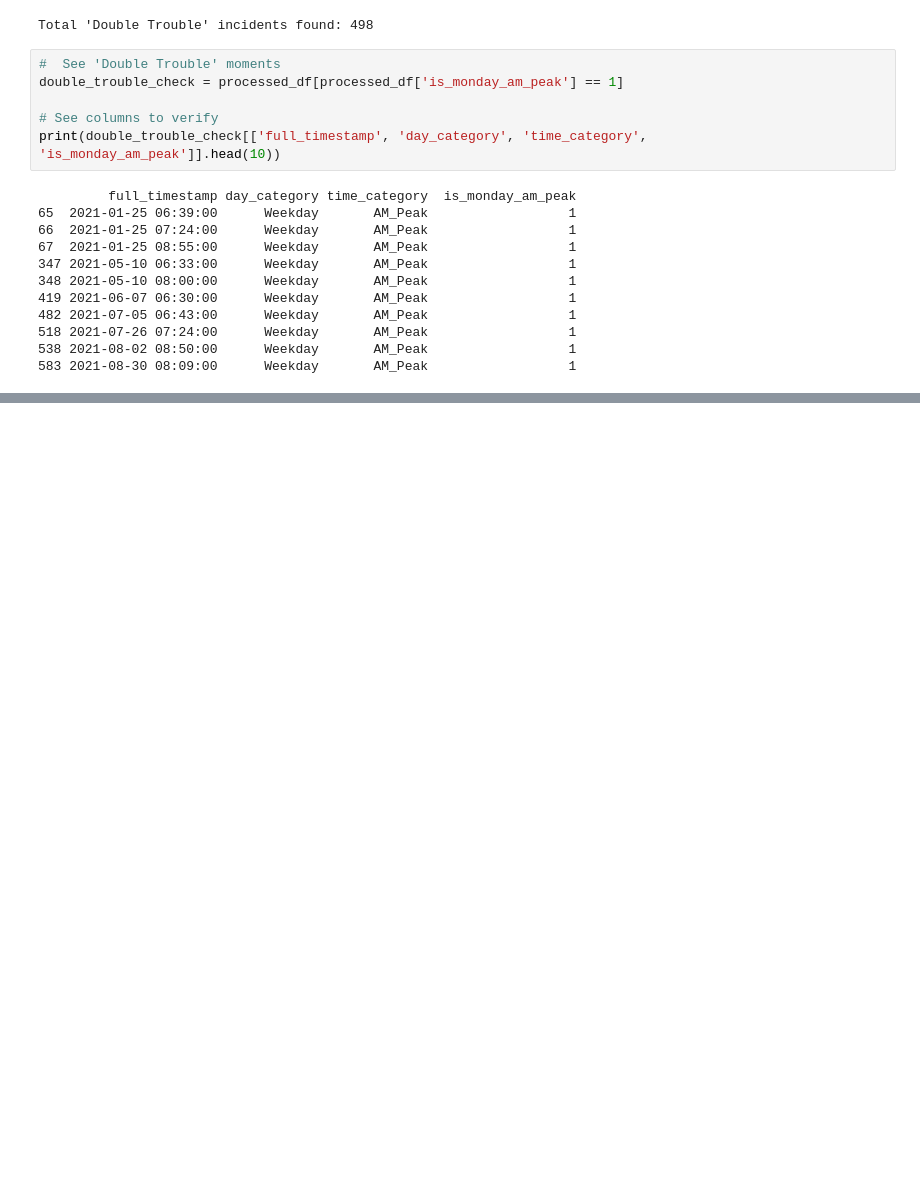
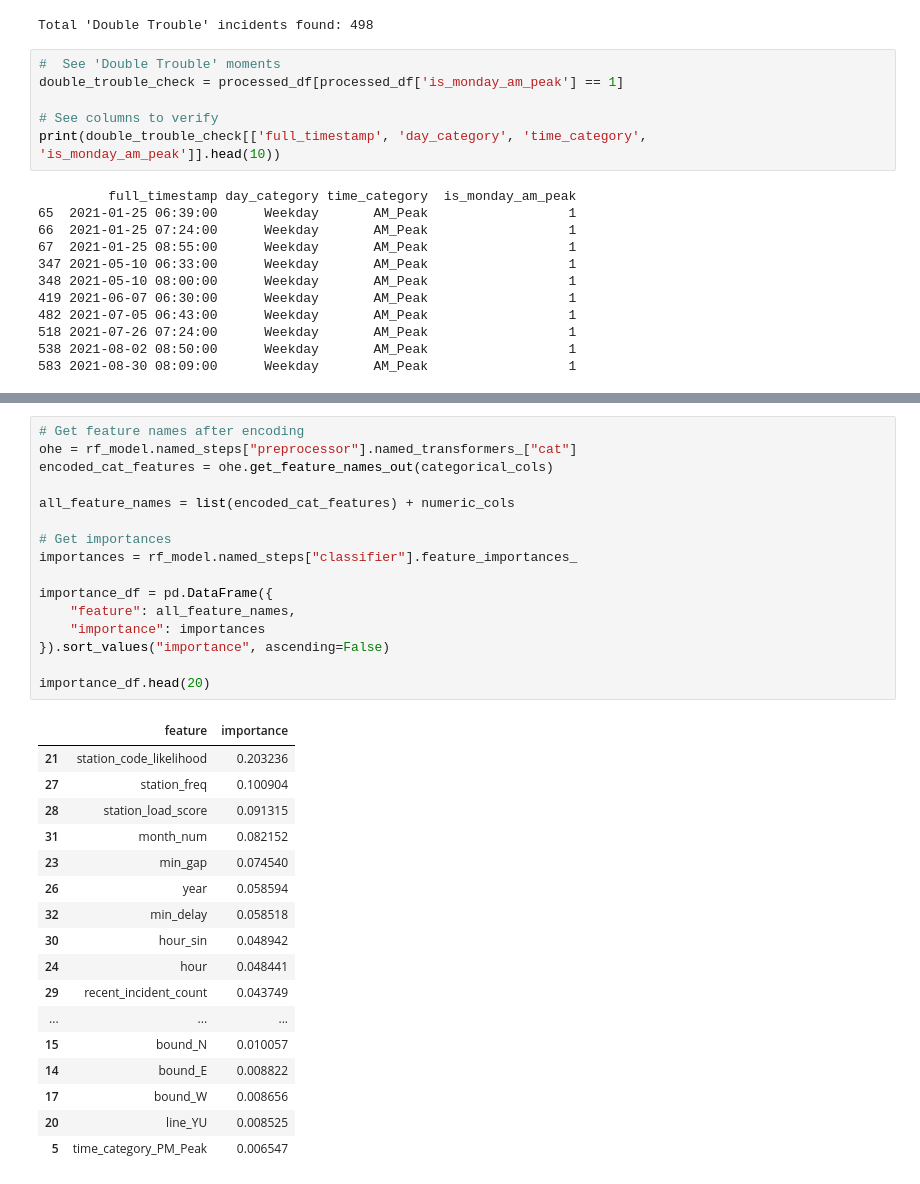
Before and after one commit to Nicole-Hong/DSI-Cohort8-ML11, a Jupyter notebook: notebooks/3_feature_engineering/feature_engineering_ivy.ipynb, the cells around one changed output, grey strips where cells are left out. Drawn from its saved outputs; the diff is of its cells as text; blank space fills up the shorter version.

```diff
--- a/notebooks/3_feature_engineering/feature_engineering_ivy.ipynb
+++ b/notebooks/3_feature_engineering/feature_engineering_ivy.ipynb
@@ -622,0 +802,34 @@ print(top_pressure[view_cols].head(10))
+# %%
+# Get feature names after encoding
+ohe = rf_model.named_steps["preprocessor"].named_transformers_["cat"]
+encoded_cat_features = ohe.get_feature_names_out(categorical_cols)
+
+all_feature_names = list(encoded_cat_features) + numeric_cols
+
+# Get importances
+importances = rf_model.named_steps["classifier"].feature_importances_
+
+importance_df = pd.DataFrame({
+    "feature": all_feature_names,
+    "importance": importances
+}).sort_values("importance", ascending=False)
+
+importance_df.head(20)
+# %% [output]
+|  | feature | importance |
+| 21 | station_code_likelihood | 0.203236 |
+| 27 | station_freq | 0.100904 |
+| 28 | station_load_score | 0.091315 |
+| 31 | month_num | 0.082152 |
+| 23 | min_gap | 0.074540 |
+| 26 | year | 0.058594 |
+| 32 | min_delay | 0.058518 |
+| 30 | hour_sin | 0.048942 |
+| 24 | hour | 0.048441 |
+| 29 | recent_incident_count | 0.043749 |
+| ... | ... | ... |
+| 15 | bound_N | 0.010057 |
+| 14 | bound_E | 0.008822 |
+| 17 | bound_W | 0.008656 |
+| 20 | line_YU | 0.008525 |
+| 5 | time_category_PM_Peak | 0.006547 |
```
Also changed, not shown: parts of 8 cells of this notebook.
